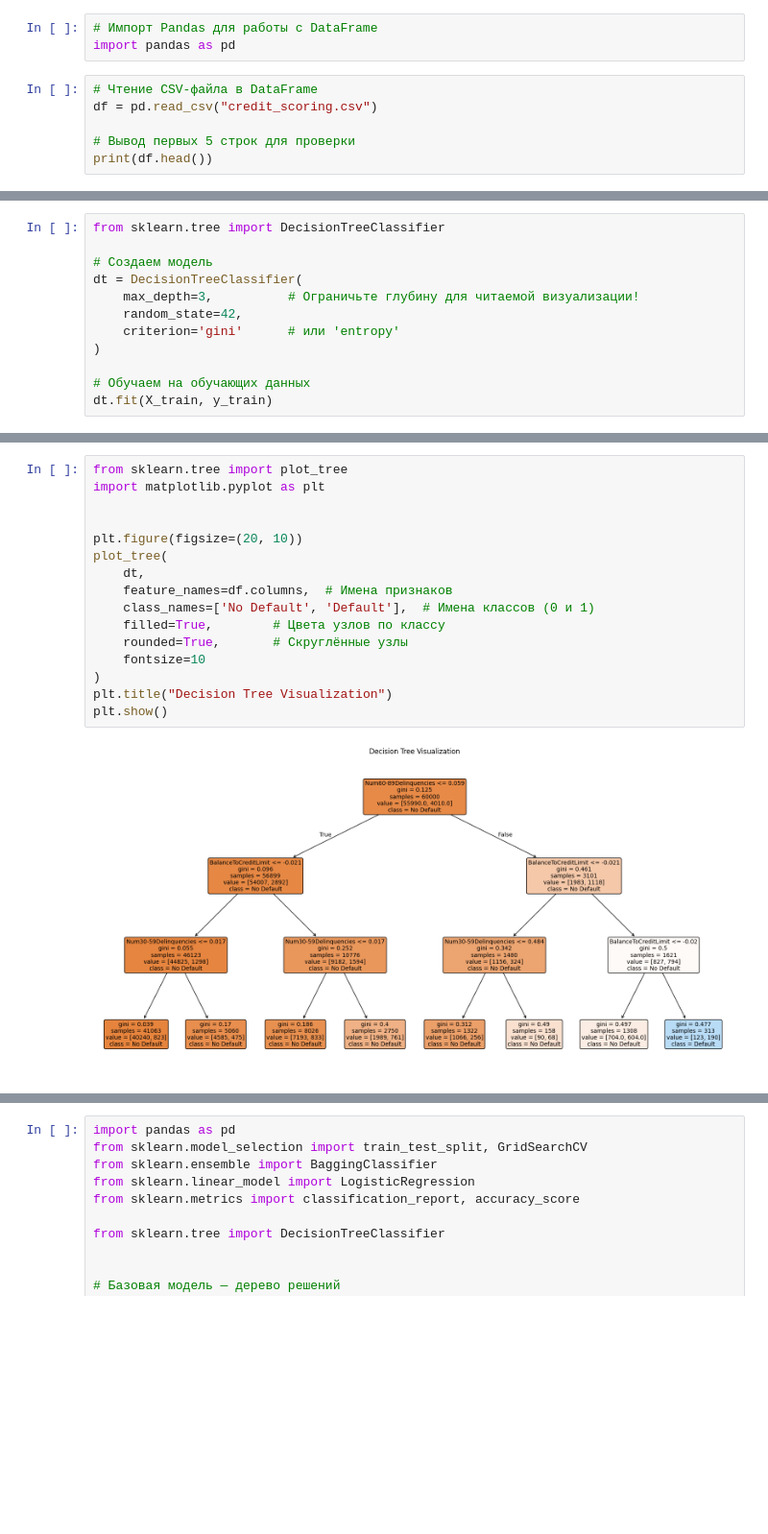
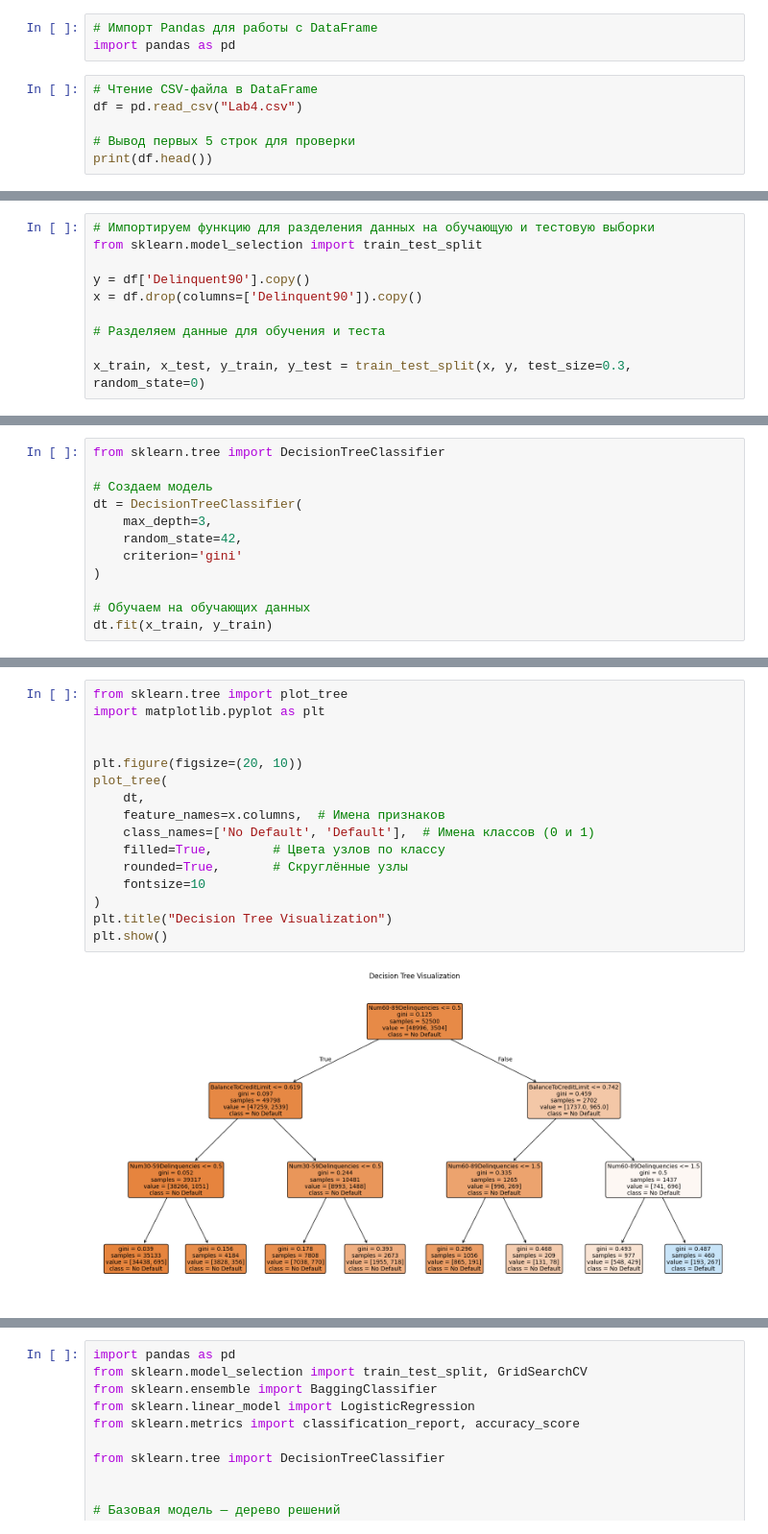
Before and after one commit to ErnandesDaniel/machine-learning-lab-4, a Jupyter notebook: machine-learning-lab-4.ipynb, the cells around one changed output, grey strips where cells are left out. Shown at 96% size. Cells and saved outputs as stored; diff of their text form; blank space fills up the shorter version.

```diff
--- a/machine-learning-lab-4.ipynb
+++ b/machine-learning-lab-4.ipynb
@@ -3,7 +3,7 @@
 import pandas as pd
 # %%
 # Чтение CSV-файла в DataFrame
-df = pd.read_csv("credit_scoring.csv")
+df = pd.read_csv("Lab4.csv")
 
 # Вывод первых 5 строк для проверки
 print(df.head())
@@ -135,0 +106,10 @@ plt.show()
+# %%
+# Импортируем функцию для разделения данных на обучающую и тестовую выборки
+from sklearn.model_selection import train_test_split
+
+y = df['Delinquent90'].copy()
+x = df.drop(columns=['Delinquent90']).copy()
+
+# Разделяем данные для обучения и теста
+
+x_train, x_test, y_train, y_test = train_test_split(x, y, test_size=0.3, random_state=0)
@@ -138,12 +130,12 @@ from sklearn.tree import DecisionTreeClassifier
 
 # Создаем модель
 dt = DecisionTreeClassifier(
-    max_depth=3,          # Ограничьте глубину для читаемой визуализации!
+    max_depth=3,
     random_state=42,
-    criterion='gini'      # или 'entropy'
+    criterion='gini'
 )
 
 # Обучаем на обучающих данных
-dt.fit(X_train, y_train)
+dt.fit(x_train, y_train)
 # %% [output]
 DecisionTreeClassifier(max_depth=3, random_state=42)
@@ -154,18 +142,18 @@ y_pred_proba = dt.predict_proba(X_test)  # вероятности для каж
 # %%
 from sklearn.tree import plot_tree
 import matplotlib.pyplot as plt
 
 
 plt.figure(figsize=(20, 10))
 plot_tree(
     dt,
-    feature_names=df.columns,  # Имена признаков
+    feature_names=x.columns,  # Имена признаков
     class_names=['No Default', 'Default'],  # Имена классов (0 и 1)
     filled=True,        # Цвета узлов по классу
     rounded=True,       # Скруглённые узлы
     fontsize=10
 )
 plt.title("Decision Tree Visualization")
 plt.show()
 # %% [output]
-[figure, old version]
+[figure, new version]
```
Also changed, not shown: parts of 17 cells of this notebook.
